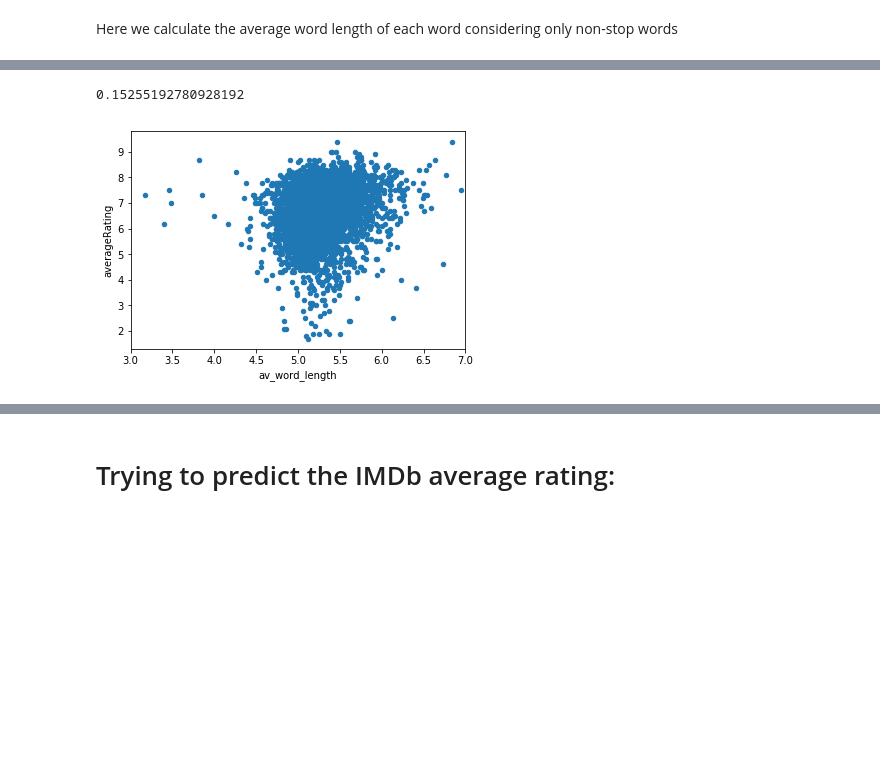
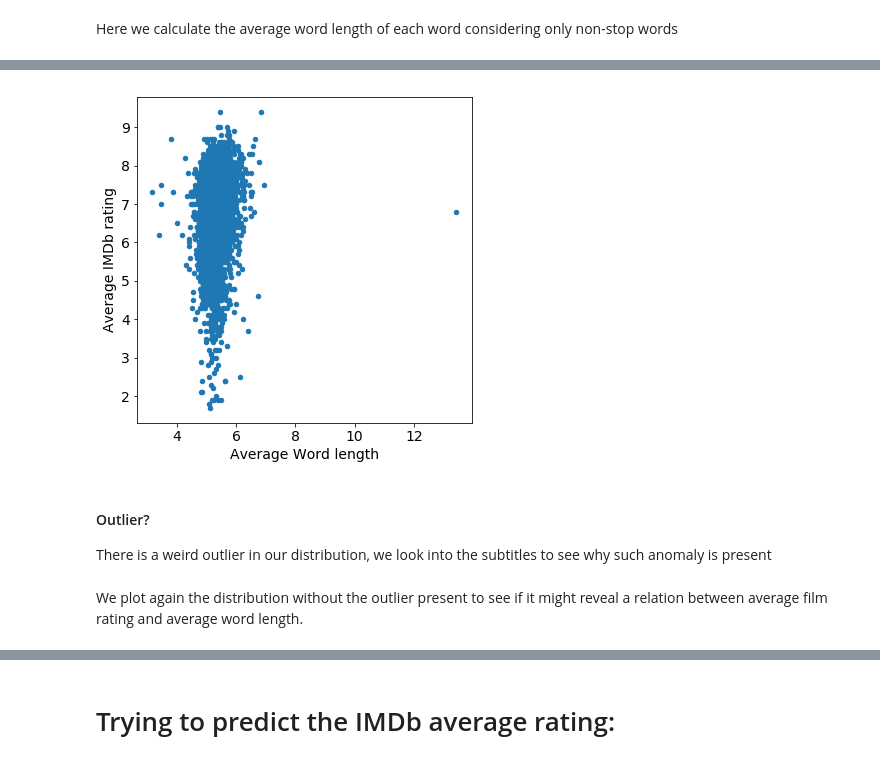
Before and after one commit to Xabitsuki/adamax, a Jupyter notebook: NotebookFinal.ipynb, the cells around one changed output, grey strips where cells are left out. Drawn from its saved outputs; the diff is of its cells as text; code cells hidden in the pictures; blank space fills up the shorter version.

Commit message:
add plots, add outlier comments

```diff
--- a/NotebookFinal.ipynb
+++ b/NotebookFinal.ipynb
@@ -864,10 +955,15 @@ only showing top 20 rows
 # %%
 df_word_length_pd = df_word_length.join(df_ratings, ["tconst"]).toPandas()
 # %%
-ax = df_word_length_pd.plot.scatter("av_word_length", "averageRating")
+ax = df_word_length_pd.plot.scatter("av_word_length", "averageRating", figsize=(6,6),fontsize=14)
 df_word_length_pd.iloc[df_word_length_pd["av_word_length"].idxmax()]
-plt.xlim(3,7)
 df_word_length_pd["av_word_length"].corr(df_word_length_pd["averageRating"])
+plt.xlabel('Average Word length', fontsize=14);
+plt.ylabel('Average IMDb rating', fontsize=14);
 # %% [output]
-0.15255192780928192
-[figure, old version]
+[figure, new version]
+# %% [markdown]
+#### Outlier?
+There is a weird outlier in our distribution, we look into the subtitles to see why such anomaly is present
+# %% [markdown]
+We plot again the distribution without the outlier present to see if it might reveal a relation between average film rating and average word length.
```
Also changed, not shown: parts of 55 cells of this notebook.
